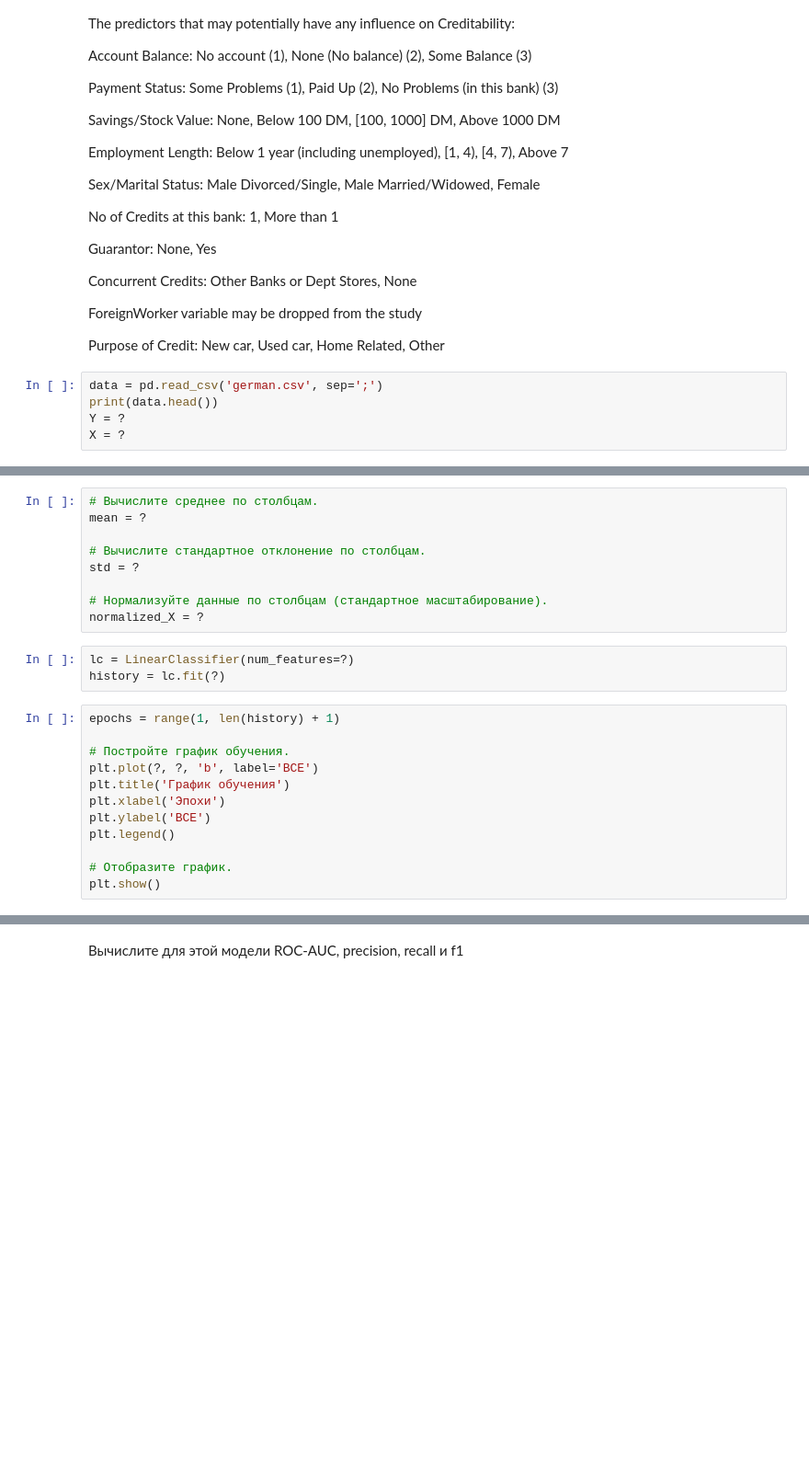
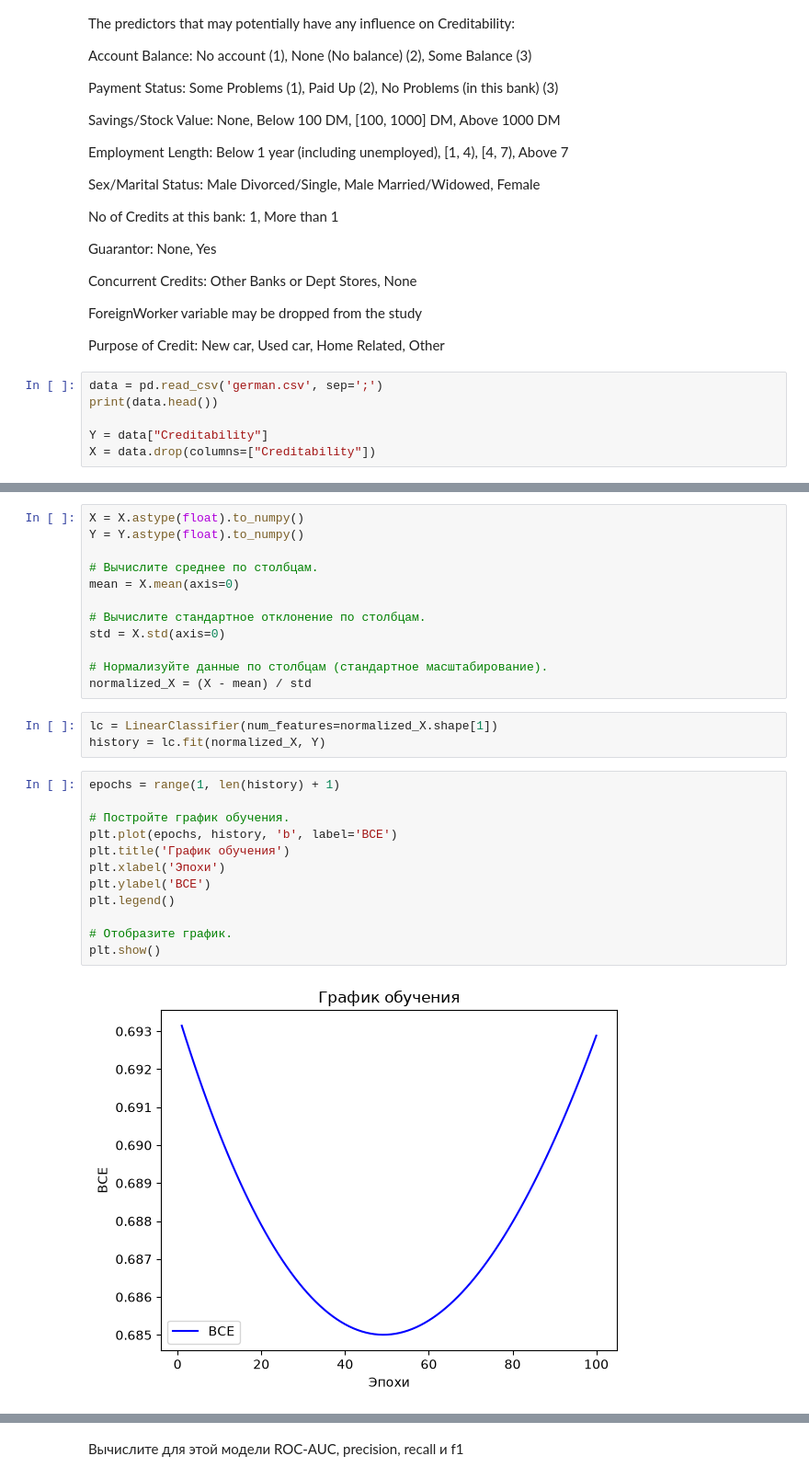
Before and after one commit to CharosKarabaeva/lab3, a Jupyter notebook: Линейная модель и градиентный спуск.ipynb, the cells around one changed output, grey strips where cells are left out. Shown at 92% size. Cells and saved outputs as stored; diff of their text form; blank space fills up the shorter version.

```diff
--- a/Линейная модель и градиентный спуск.ipynb
+++ b/Линейная модель и градиентный спуск.ipynb
@@ -240,5 +238,6 @@ Purpose of Credit: New car, Used car, Home Related, Other
 # %%
 data = pd.read_csv('german.csv', sep=';')
 print(data.head())
-Y = ?
-X = ?
+
+Y = data["Creditability"]
+X = data.drop(columns=["Creditability"])
@@ -247,25 +282,30 @@ print(data.describe())
 # %%
+X = X.astype(float).to_numpy()
+Y = Y.astype(float).to_numpy()
+
 # Вычислите среднее по столбцам.
-mean = ?
+mean = X.mean(axis=0)
 
 # Вычислите стандартное отклонение по столбцам.
-std = ?
+std = X.std(axis=0)
 
 # Нормализуйте данные по столбцам (стандартное масштабирование).
-normalized_X = ?
+normalized_X = (X - mean) / std
 # %%
-lc = LinearClassifier(num_features=?)
-history = lc.fit(?)
+lc = LinearClassifier(num_features=normalized_X.shape[1])
+history = lc.fit(normalized_X, Y)
 # %%
 epochs = range(1, len(history) + 1)
 
 # Постройте график обучения.
-plt.plot(?, ?, 'b', label='BCE')
+plt.plot(epochs, history, 'b', label='BCE')
 plt.title('График обучения')
 plt.xlabel('Эпохи')
 plt.ylabel('BCE')
 plt.legend()
 
 # Отобразите график.
 plt.show()
+# %% [output]
+[figure, added]
 # %%
```
Also changed, not shown: parts of 7 cells of this notebook.
